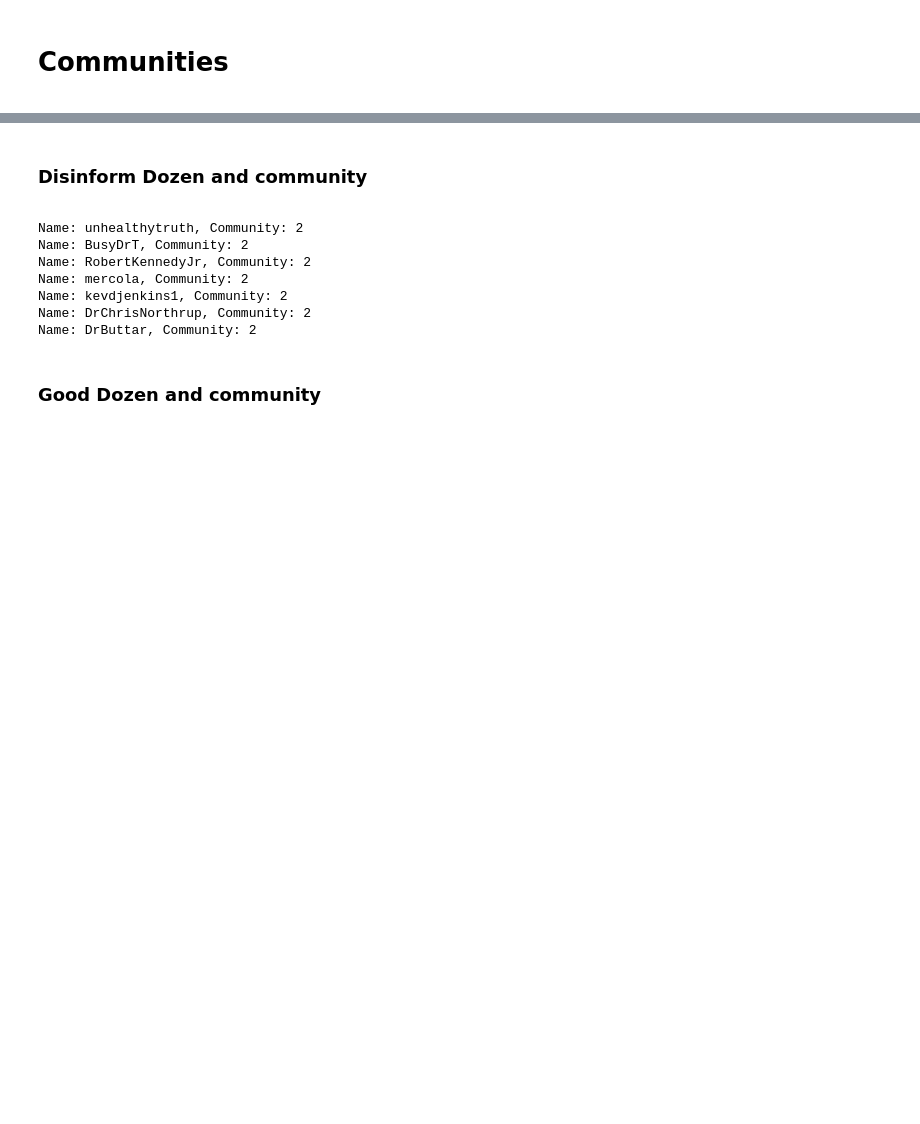
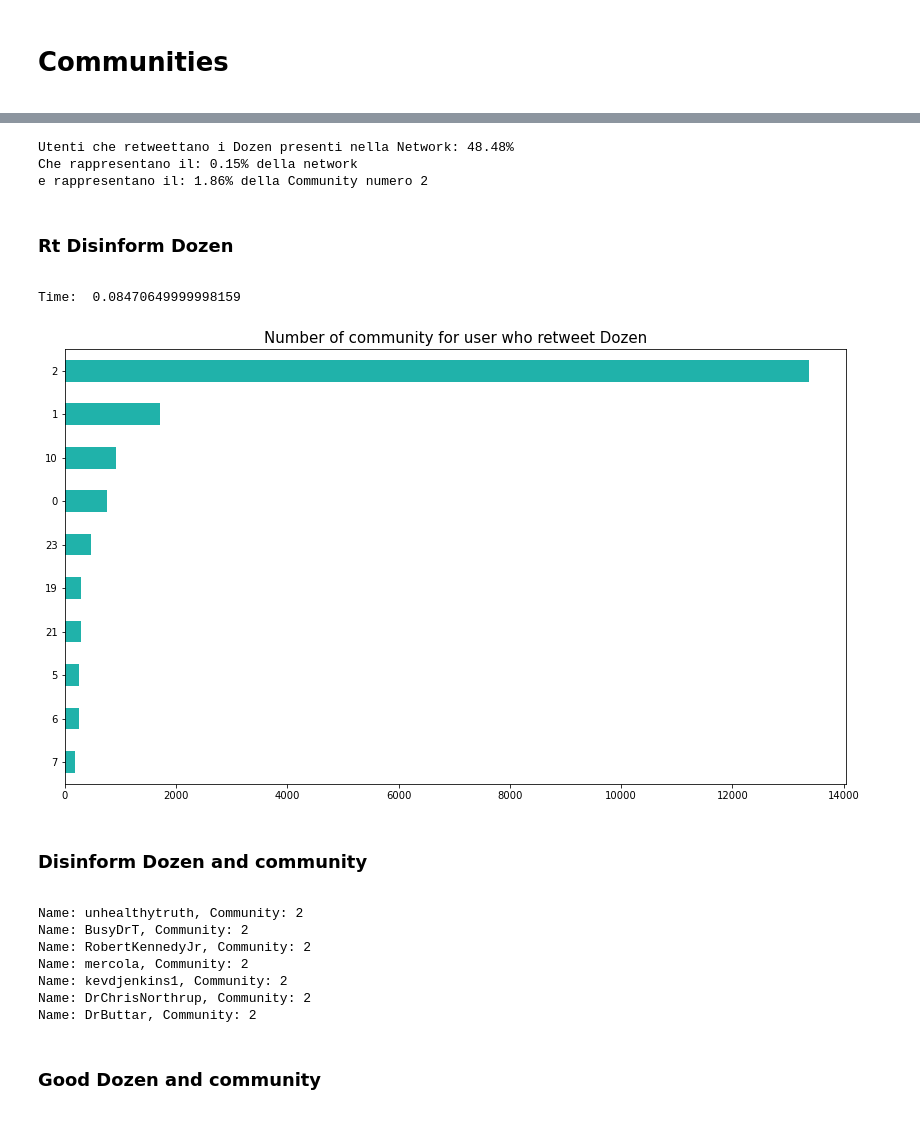
Before and after one commit to gi-ux/BachelorProject, a Jupyter notebook: notebook/Retweet_Network.ipynb, the cells around one changed output, grey strips where cells are left out. Cells and saved outputs as stored; diff of their text form; code cells hidden in the pictures; blank space fills up the shorter version.

Commit message:
Edit for pres and integrate good_dozen_tweets

```diff
--- a/notebook/Retweet_Network.ipynb
+++ b/notebook/Retweet_Network.ipynb
@@ -170,9 +170,9 @@ Time:  23.727270199999964
 # Communities
 <a id="communities"/>
 # %%
-path_ccdh = glob.glob("C:/Users/Gianluca/Desktop/Supsi/Git/BachelorProject/large_files/ccdh/")
+path_ccdh_rt = glob.glob("C:/Users/Gianluca/Desktop/Supsi/Git/BachelorProject/large_files/ccdh/")
 path_disinform = glob.glob("C:/Users/Gianluca/Desktop/Supsi/Git/BachelorProject/csv/")
 # %%
-ccdh_rt = pd.read_csv(path_ccdh[0] + "retweet_users_ccdh.csv")
+ccdh_rt = pd.read_csv(path_ccdh_rt[0] + "retweet_users_ccdh.csv")
 # %%
 ccdh_rt_flt = ccdh_rt[ccdh_rt.user_screen_name.isin([x for x in louvain])]
@@ -191,3 +193,38 @@ disinform = pd.read_csv(path_disinform[0] + "disinformation_users.csv")
+# %%
+print(f"Utenti che retweettano i Dozen presenti nella Network: {round((found/total_rt_ccdh)*100,2)}%")
+print(f"Che rappresentano il: {round((found/total_users)*100,2)}% della network")
+print(f"e rappresentano il: {round((found/cont)*100,2)}% della Community numero 2")
+# %% [output]
+Utenti che retweettano i Dozen presenti nella Network: 48.48%
+Che rappresentano il: 0.15% della network
+e rappresentano il: 1.86% della Community numero 2
+# %% [markdown]
+### Rt Disinform Dozen
+<a id="rt_dozen"/>
+# %%
+community = []
+name = []
+rt = []
+start_time = time.perf_counter()
+for i in ccdh_rt_flt["user_screen_name"]:
+    if i in louvain:
+        rt.append((i, louvain.get(i)))
+for i in range(len(rt)):
+    community.append(rt[i][1])
+stop_time = time.perf_counter()
+print("Time: ",stop_time-start_time)
+# %% [output]
+Time:  0.08470649999998159
+# %%
+val = pd.Series(community)
+val = val.value_counts().sort_values(ascending=False)
+fig = plt.figure(figsize=(14, 8))
+ax = val[:10].plot(kind='barh', color='lightseagreen', fig=(14,14)) #orange #lightseagreen
+ax.set_title('Number of community for user who retweet Dozen', fontsize=15)
+ax.invert_yaxis()
+plt.show()
+# %% [output]
+[figure, added]
 # %% [markdown]
 ### Disinform Dozen and community
 <a id="dozen_comm"/>
```
Also changed, not shown: parts of 33 cells of this notebook, 4 other files.
